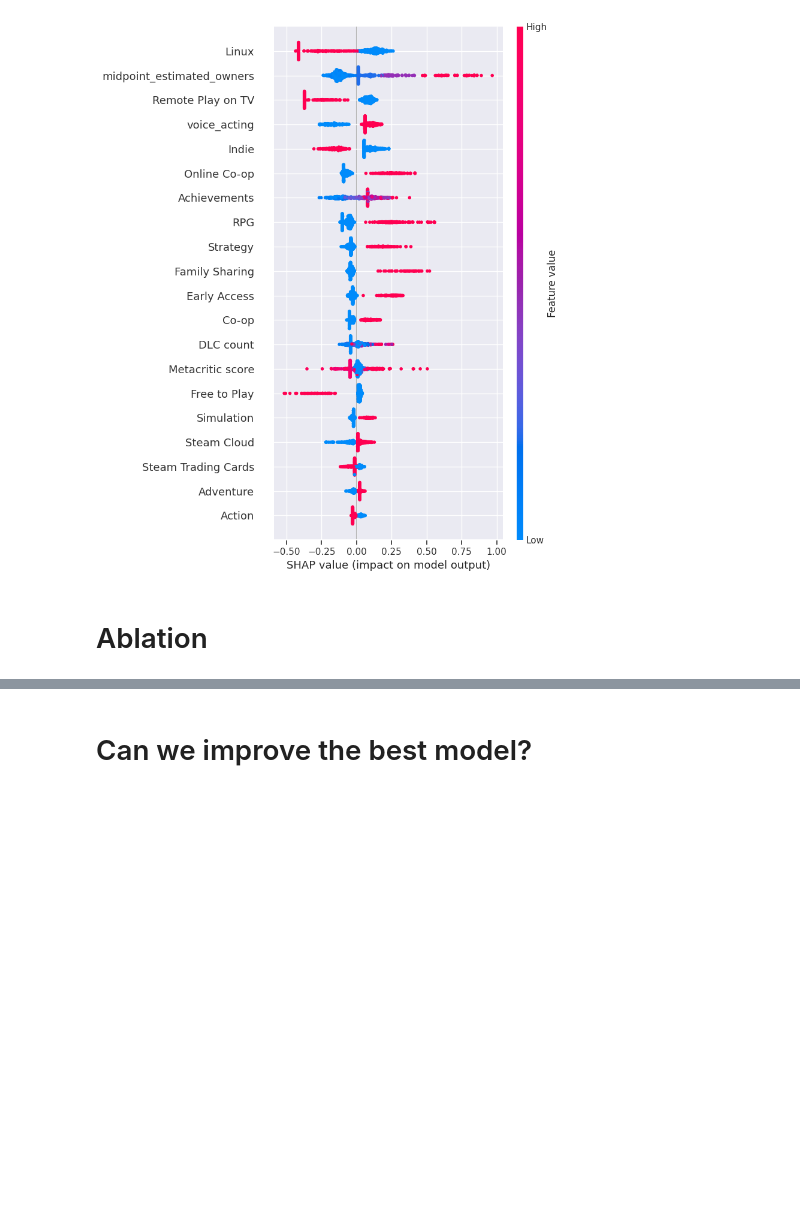
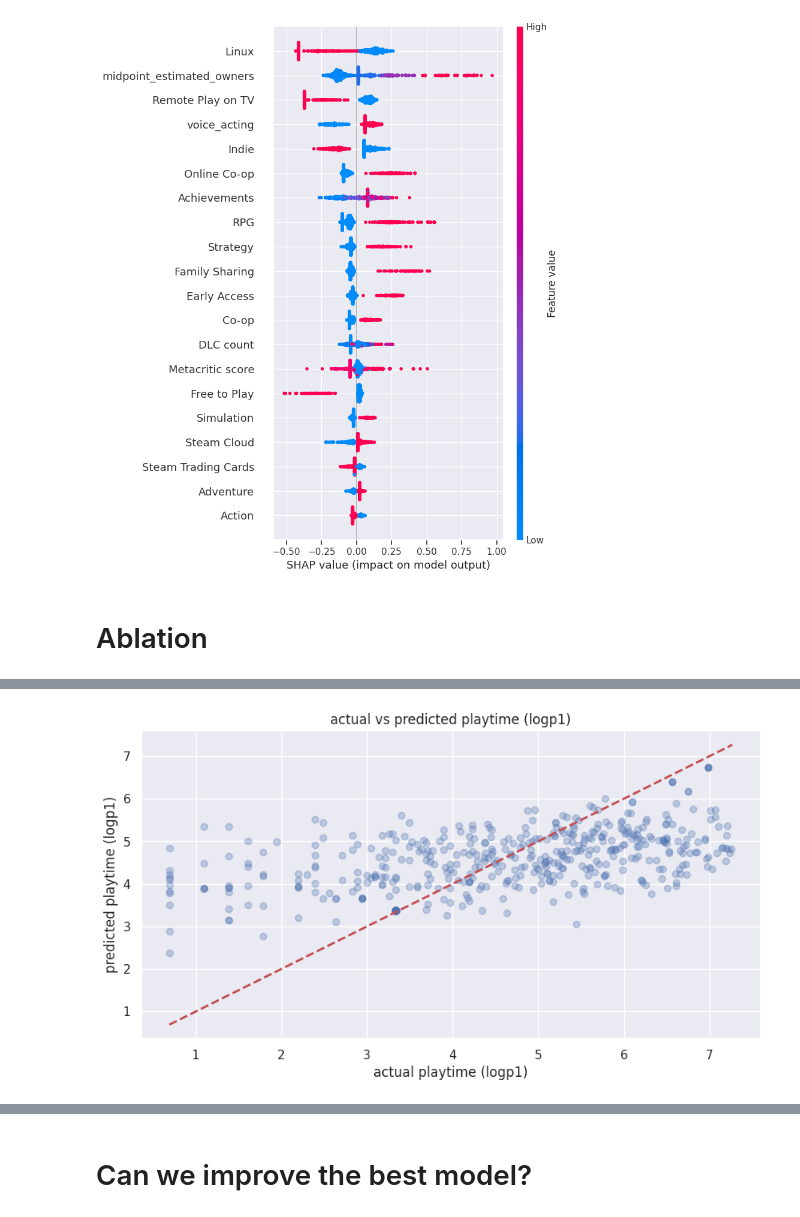
Before and after one commit to zakirangwala/esrb-wizard, a Jupyter notebook: notebooks/regression.ipynb, the cells around one changed output, grey strips where cells are left out. Saved outputs shown, nothing was run; the diff lists cells and outputs as text; code cells hidden in the pictures; blank space fills up the shorter version.

```diff
--- a/notebooks/regression.ipynb
+++ b/notebooks/regression.ipynb
@@ -1505,20 +1540,21 @@ print("Best negative MSE:", study_xgb.best_value)
 # %%
 # refit model based on best parameters
-regr_xgb = XGBRegressor(
+regr_xgb_iqr_log = XGBRegressor(
         objective="reg:squarederror",
+        eval_metric="rmse",
         **best_params_xgb,
         random_state=42,
         n_jobs=-1
 )
 
 y_train_pred = cross_val_predict(
-    regr_xgb,
+    regr_xgb_iqr_log,
     X_train,
     y_train_log,
     cv=kf
 )
 
-regr_xgb.fit(X_train, y_train_log)
+regr_xgb_iqr_log.fit(X_train, y_train_log)
 
 # Evaluate training data
 print("\nTRAIN METRICS:")
@@ -1528,7 +1564,7 @@ print("R2:", r2_score(y_train_log, y_train_pred))
 print("MAE:", mean_absolute_error(y_train_log, y_train_pred))
 
 # Evaluate test data
-y_test_pred = regr_xgb.predict(X_test)
+y_test_pred = regr_xgb_iqr_log.predict(X_test)
 
 print("\nTEST METRICS:")
 print("MSE:", mean_squared_error(y_test_log, y_test_pred))
@@ -1537,7 +1573,7 @@ print("R2:", r2_score(y_test_log, y_test_pred))
 print("MAE:", mean_absolute_error(y_test_log, y_test_pred))
 
 # Store performance for comparison later
-reg_performance['Random Forest'] = [
+reg_performance['XGB IQR (log)'] = [
     mean_squared_error(y_test_log, y_test_pred),
     np.sqrt(mean_squared_error(y_test_log, y_test_pred)),
     r2_score(y_test_log, y_test_pred),
@@ -1545,4 +1581,4 @@ reg_performance['Random Forest'] = [
 ]
 
 # Save predictions for plotting later if needed
-y_test_pred_xgb = y_test_pred
+y_test_pred_xgb_iqr_log = y_test_pred
@@ -1553,0 +1597,12 @@ print(feature_importances.nlargest(20))
+# %%
+#plot
+plt.figure(figsize=(10, 5))
+plt.scatter(y_test_log, y_test_pred, alpha=0.3)
+plt.plot([np.log1p(reg_df[TARGET_COL]).min(), np.log1p(reg_df[TARGET_COL]).max()],
+         [np.log1p(reg_df[TARGET_COL]).min(), np.log1p(reg_df[TARGET_COL]).max()], 'r--', lw=2)
+plt.xlabel("actual playtime (logp1)")
+plt.ylabel("predicted playtime (logp1)")
+plt.title("actual vs predicted playtime (logp1)")
+plt.show()
+# %% [output]
+[figure, added]
```
Also changed, not shown: parts of 13 cells of this notebook.
